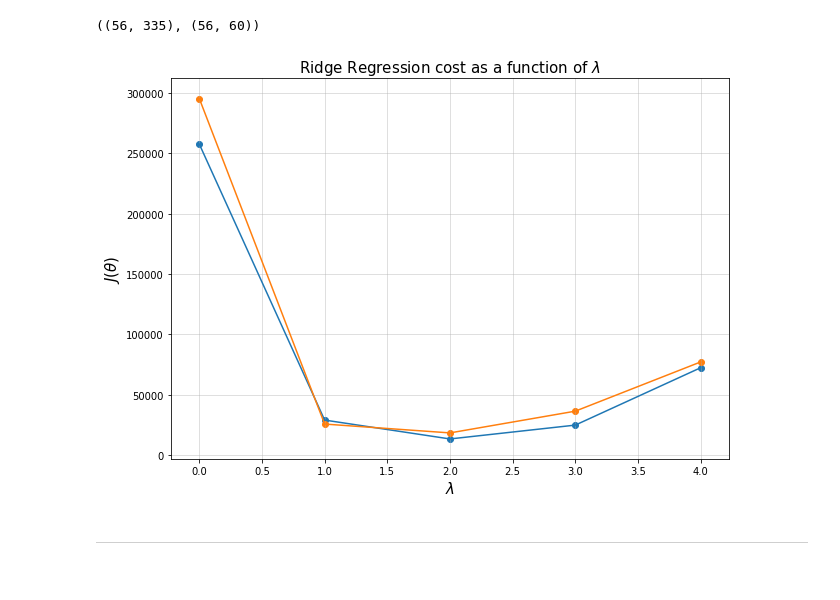
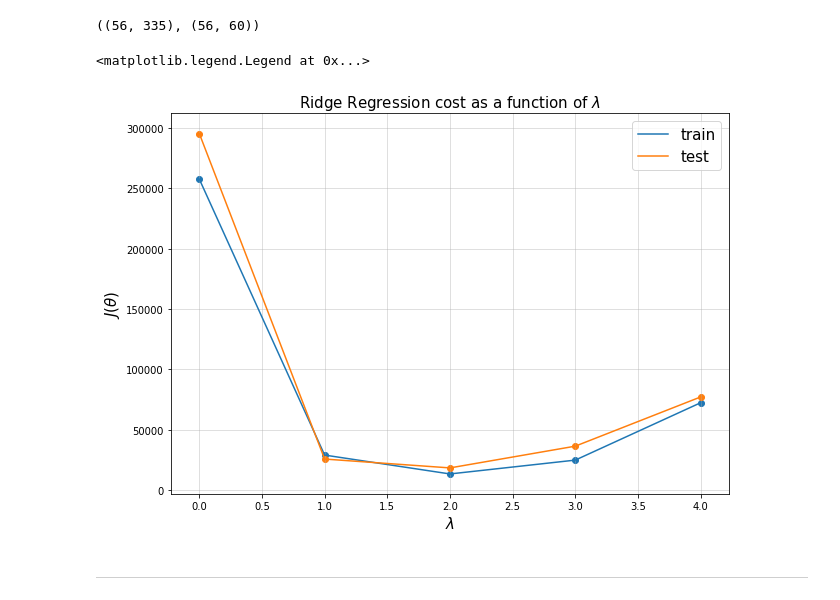
Before and after one commit to gerdm/machine_learning_uma, a Jupyter notebook: week02/Lec02.ipynb, the cells around one changed output. Drawn from its saved outputs; the diff is of its cells as text; code cells hidden in the pictures.

```diff
--- a/week02/Lec02.ipynb
+++ b/week02/Lec02.ipynb
@@ -147,15 +153,18 @@ costs_train = [((theta.T @ X_train - y_train.T) @ (theta.T @ X_train - y_train.T
 costs_test = [((theta.T @ X_test - y_test.T) @ (theta.T @ X_test - y_test.T).T / len(X_test.T))[0][0]
               for theta in thetas_opt]
 # %%
-plt.plot(lmbdas, costs_train)
+plt.plot(lmbdas, costs_train, label="train")
 plt.scatter(lmbdas, costs_train)
-plt.plot(lmbdas, costs_test)
+plt.plot(lmbdas, costs_test, label="test")
 plt.scatter(lmbdas, costs_test)
 plt.title(r"Ridge Regression cost as a function of $\lambda$", fontsize=15)
 plt.xlabel(r"$\lambda$", fontsize=15)
 plt.ylabel(r"$J(\theta)$", fontsize=15)
 plt.grid(alpha=0.5)
+
+plt.legend(fontsize=15)
 # %% [output]
+<matplotlib.legend.Legend at 0x...>
-[figure, old version]
+[figure, new version]
 # %% [markdown]
 *******
```
Also changed, not shown: parts of 6 cells of this notebook, 1 other file.
